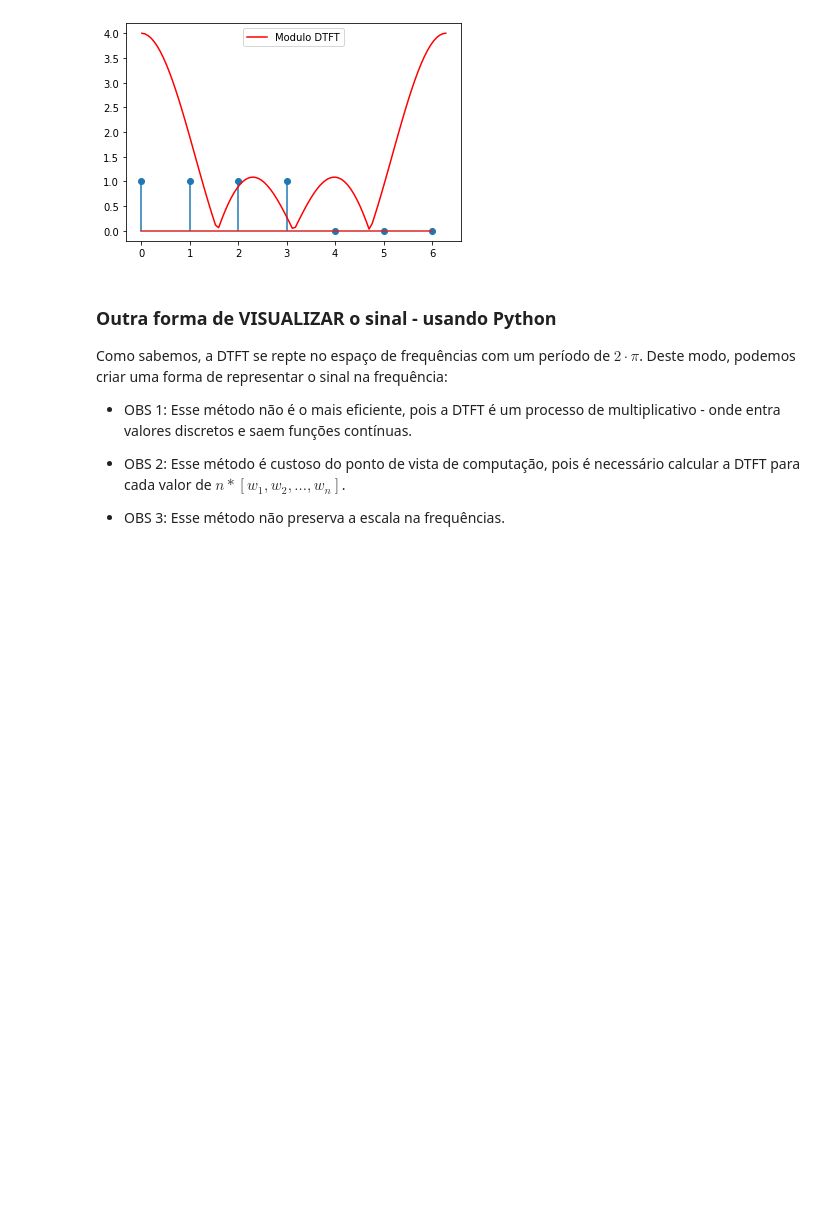
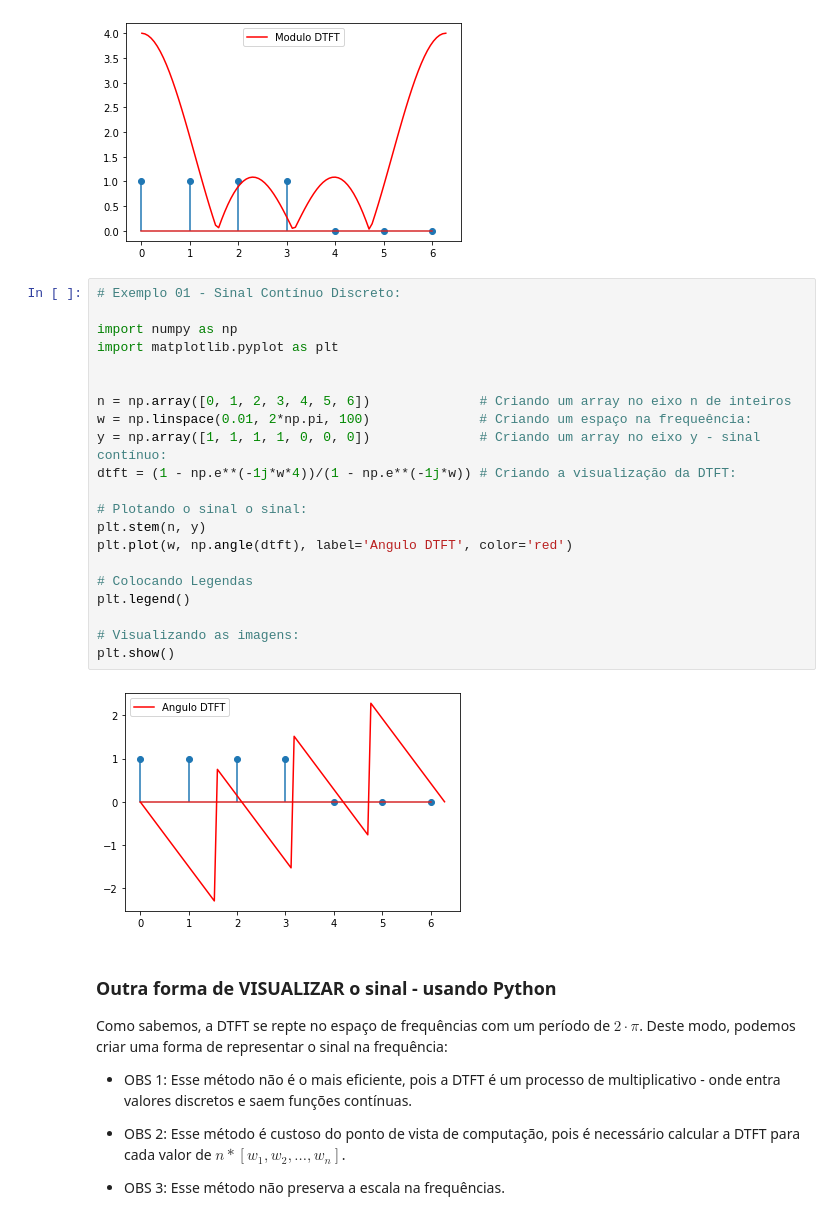
Before and after one commit to leonardoSaaads/ProcessamentoDigitalSinais, a Jupyter notebook: Unidade 1/DTFT.ipynb, the cells around one changed output. Cells and saved outputs as stored; diff of their text form; blank space fills up the shorter version.

```diff
--- a/Unidade 1/DTFT.ipynb
+++ b/Unidade 1/DTFT.ipynb
@@ -159,6 +159,29 @@ plt.legend()
 plt.show()
 # %% [output]
 [figure]
+# %%
+# Exemplo 01 - Sinal Contínuo Discreto:
+
+import numpy as np
+import matplotlib.pyplot as plt
+
+
+n = np.array([0, 1, 2, 3, 4, 5, 6])              # Criando um array no eixo n de inteiros
+w = np.linspace(0.01, 2*np.pi, 100)              # Criando um espaço na frequeência:
+y = np.array([1, 1, 1, 1, 0, 0, 0])              # Criando um array no eixo y - sinal contínuo:
+dtft = (1 - np.e**(-1j*w*4))/(1 - np.e**(-1j*w)) # Criando a visualização da DTFT:
+
+# Plotando o sinal o sinal:
+plt.stem(n, y)
+plt.plot(w, np.angle(dtft), label='Angulo DTFT', color='red')
+
+# Colocando Legendas
+plt.legend()
+
+# Visualizando as imagens:
+plt.show()
+# %% [output]
+[figure, added]
 # %% [markdown]
 ### **Outra forma de VISUALIZAR o sinal - usando Python**
 
```
Also changed, not shown: parts of 1 cell of this notebook, 4 other files.
